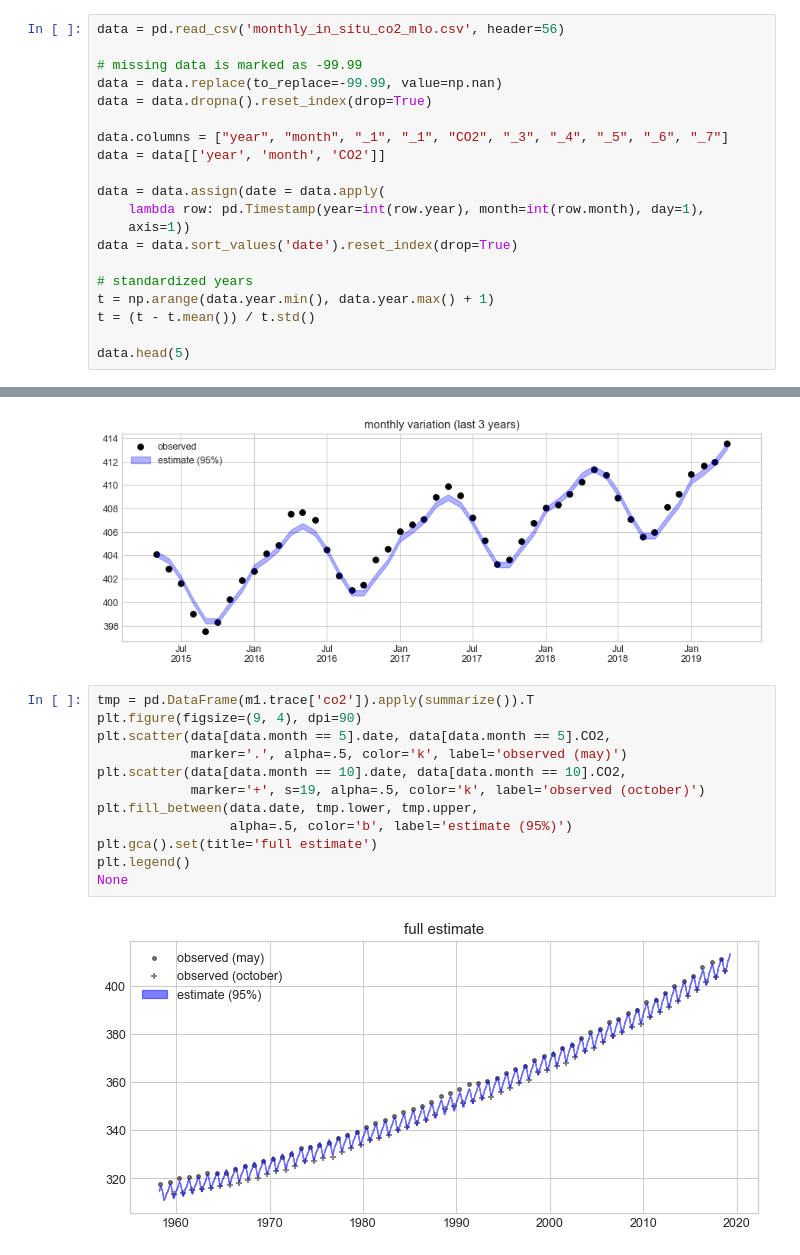
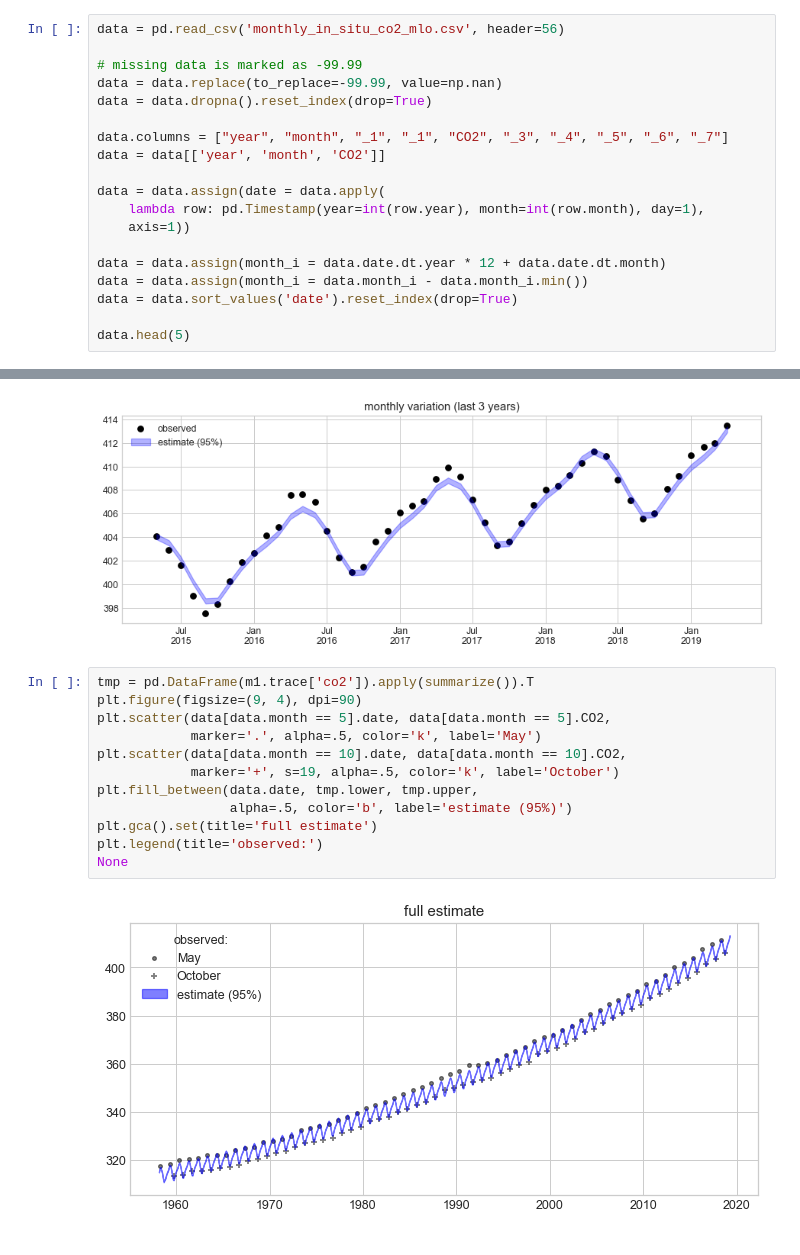
Before and after one commit to petrushev/bayesian-modeling, a Jupyter notebook: 03 keeling/periodic.ipynb, the cells around one changed output, grey strips where cells are left out. Drawn from its saved outputs; the diff is of its cells as text.

```diff
--- a/03 keeling/periodic.ipynb
+++ b/03 keeling/periodic.ipynb
@@ -46,11 +45,10 @@ data = data[['year', 'month', 'CO2']]
 data = data.assign(date = data.apply(
     lambda row: pd.Timestamp(year=int(row.year), month=int(row.month), day=1),
     axis=1))
+
+data = data.assign(month_i = data.date.dt.year * 12 + data.date.dt.month)
+data = data.assign(month_i = data.month_i - data.month_i.min())
 data = data.sort_values('date').reset_index(drop=True)
 
-# standardized years
-t = np.arange(data.year.min(), data.year.max() + 1)
-t = (t - t.mean()) / t.std()
-
 data.head(5)
 # %% [output]
@@ -243,14 +232,14 @@ None
 # %%
 tmp = pd.DataFrame(m1.trace['co2']).apply(summarize()).T
 plt.figure(figsize=(9, 4), dpi=90)
 plt.scatter(data[data.month == 5].date, data[data.month == 5].CO2,
-            marker='.', alpha=.5, color='k', label='observed (may)')
+            marker='.', alpha=.5, color='k', label='May')
 plt.scatter(data[data.month == 10].date, data[data.month == 10].CO2,
-            marker='+', s=19, alpha=.5, color='k', label='observed (october)')
+            marker='+', s=19, alpha=.5, color='k', label='October')
 plt.fill_between(data.date, tmp.lower, tmp.upper,
                  alpha=.5, color='b', label='estimate (95%)')
 plt.gca().set(title='full estimate')
-plt.legend()
+plt.legend(title='observed:')
 None
 # %% [output]
-[figure, old version]
+[figure, new version]
```
Also changed, not shown: parts of 20 cells of this notebook, 1 other file.
